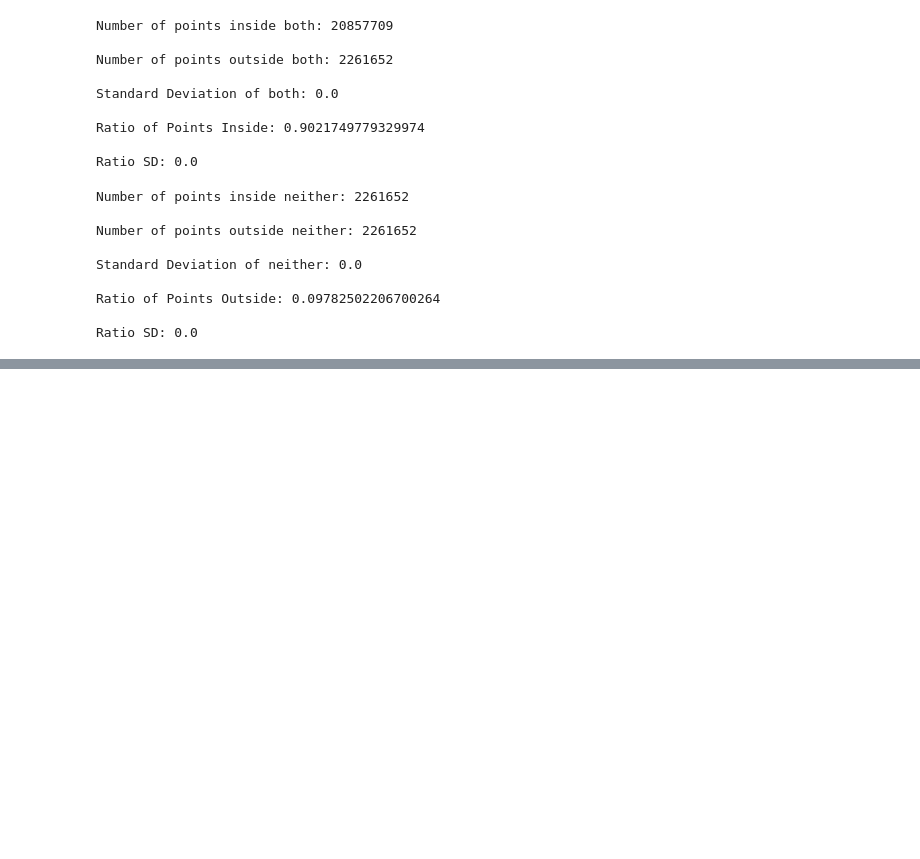
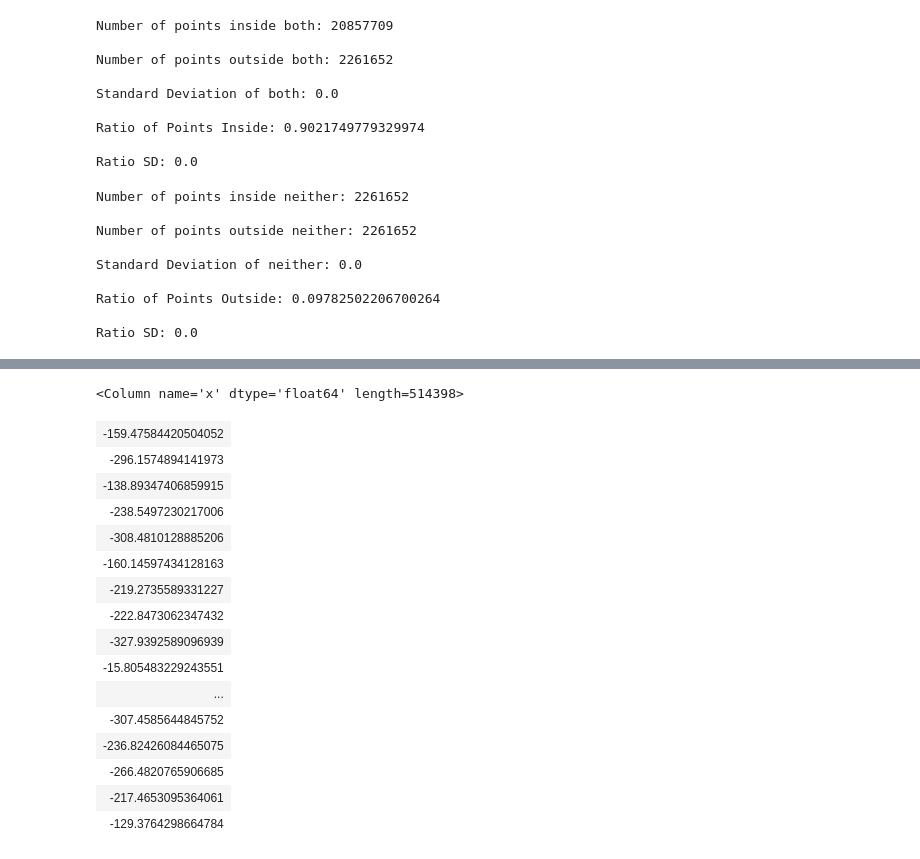
Before and after one commit to DESI-UR/Void_analysis, a Jupyter notebook: nb/Lorenzo/compare_v2.catalogs copy.ipynb, the cells around one changed output, grey strips where cells are left out. Drawn from its saved outputs; the diff is of its cells as text; code cells hidden in the pictures; blank space fills up the shorter version.

```diff
--- a/nb/Lorenzo/compare_v2.catalogs copy.ipynb
+++ b/nb/Lorenzo/compare_v2.catalogs copy.ipynb
@@ -88,0 +124,17 @@ V2_galzones['z'] = data_table_vl['z'][boolmask]
+# %%
+x = V2_galzones2['x']
+y = V2_galzones2['y']
+z = V2_galzones2['z']
+
+fig = plt.figure(figsize=(12, 12))
+ax = fig.add_subplot(projection='3d')
+
+ax.scatter(x,y, z,
+           color = 'maroon', s=0.1, alpha=0.5,
+           label='holes')
+
+ax.set(xlabel='X [Mpc/h]', ylabel='Y [Mpc/h]', zlabel='Z [Mpc/h]')
+
+ax.legend(loc='upper right', fontsize=10)
+
+plt.title("Maximal Sphere and Holes of NSA")
@@ -578,0 +712,20 @@ results
+# %%
+x
+# %% [output]
+<Column name='x' dtype='float64' length=514398>
+| -159.47584420504052 |
+| -296.1574894141973 |
+| -138.89347406859915 |
+| -238.5497230217006 |
+| -308.4810128885206 |
+| -160.14597434128163 |
+| -219.2735589331227 |
+| -222.8473062347432 |
+| -327.9392589096939 |
+| -15.805483229243551 |
+| ... |
+| -307.4585644845752 |
+| -236.82426084465075 |
+| -266.4820765906685 |
+| -217.4653095364061 |
+| -129.3764298664784 |
```
Also changed, not shown: parts of 29 cells of this notebook, 12 other files.
